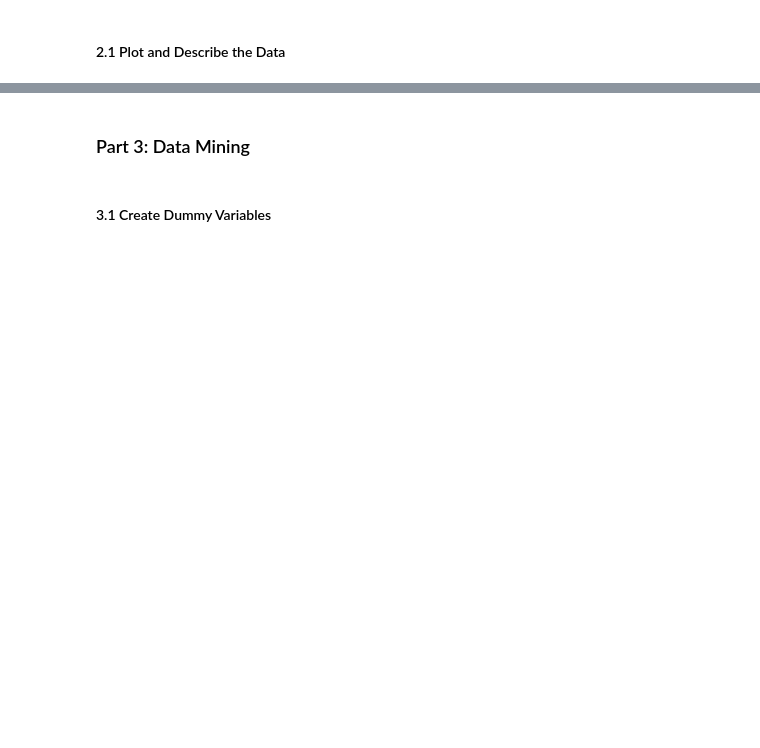
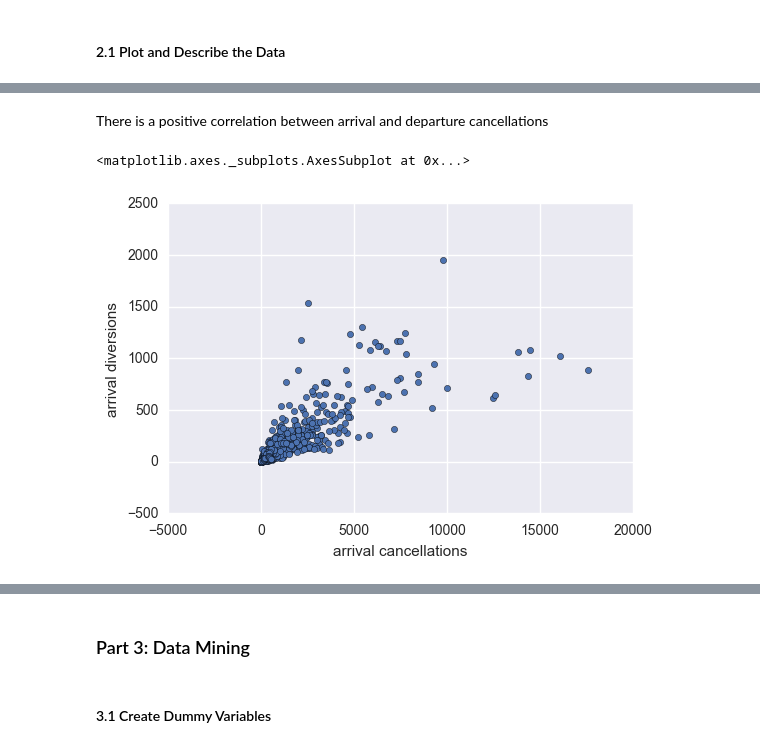
Before and after one commit to AndrewJeong89/GA-DSI, a Jupyter notebook: projects/projects-weekly/project-07/starter-code/project7- Airport - AJ.ipynb, the cells around one changed output, grey strips where cells are left out. Cells and saved outputs as stored; diff of their text form; code cells hidden in the pictures; blank space fills up the shorter version.

```diff
--- a/projects/projects-weekly/project-07/starter-code/project7- Airport - AJ.ipynb
+++ b/projects/projects-weekly/project-07/starter-code/project7- Airport - AJ.ipynb
@@ -139,0 +267,9 @@ from sklearn.decomposition import PCA
+# %% [markdown]
+There is a positive correlation between arrival and departure cancellations
+# %%
+# relationship between arrival cancellations and arrival diversions
+
+airports.plot(kind='scatter', x='arrival cancellations', y='arrival diversions')
+# %% [output]
+<matplotlib.axes._subplots.AxesSubplot at 0x...>
+[figure, added]
```
Also changed, not shown: parts of 48 cells of this notebook, 1 other file.
